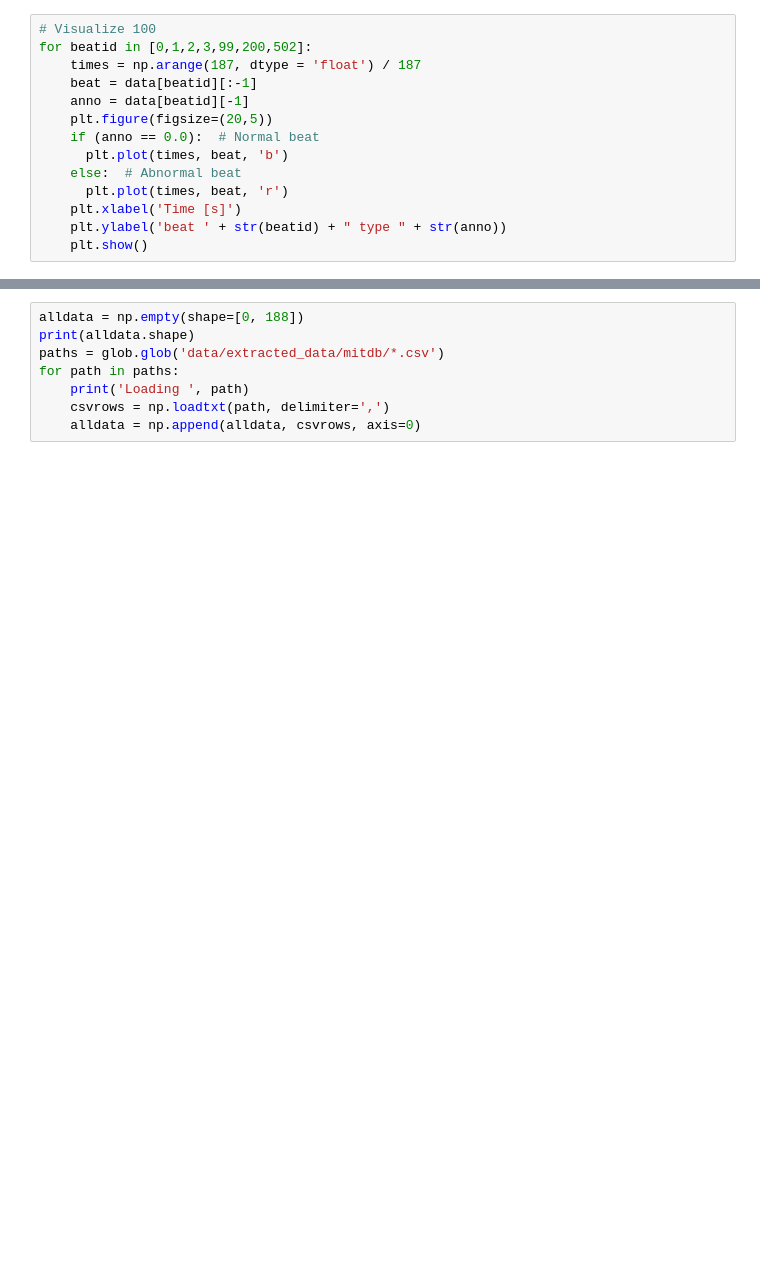
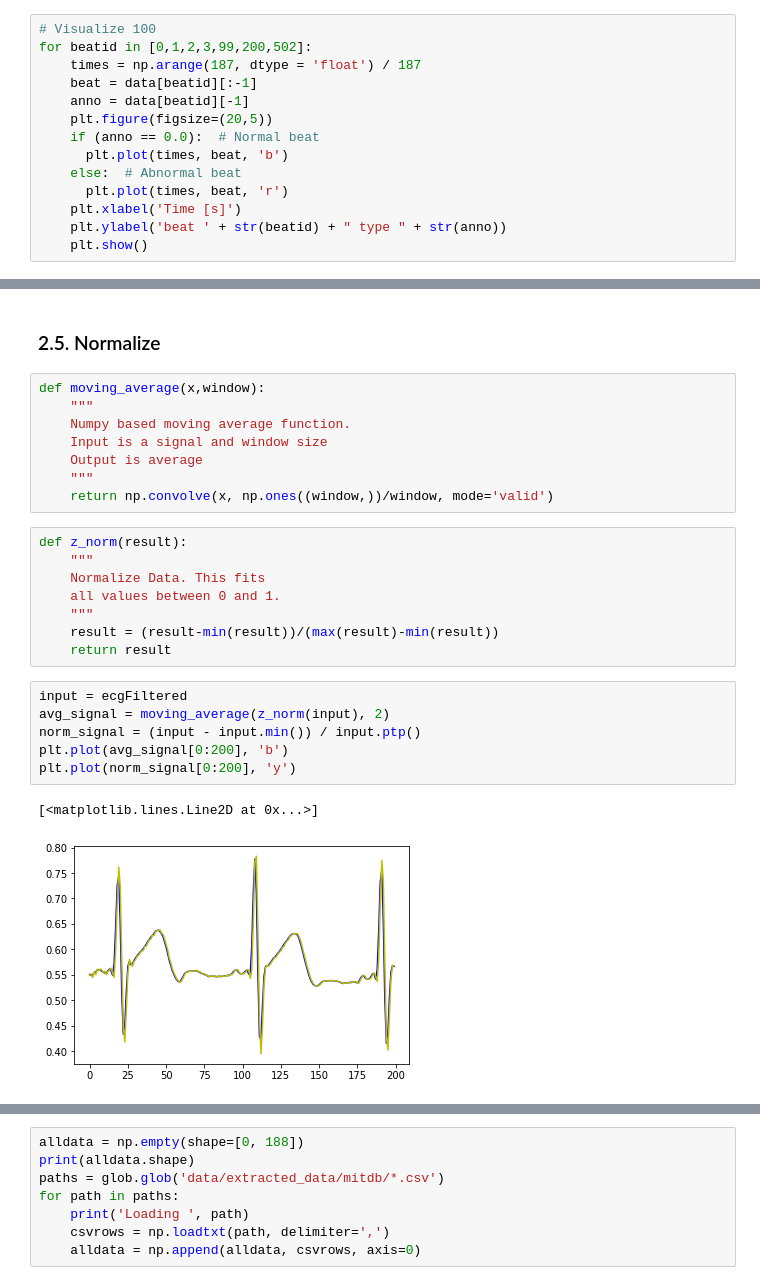
Before and after one commit to Ranma-2000/Final-Thesis, a Jupyter notebook: prepare_realtime_data.ipynb, the cells around one changed output, grey strips where cells are left out. Saved outputs shown, nothing was run; the diff lists cells and outputs as text; blank space fills up the shorter version.

Commit message:
Day 15 - Add Moving Average Function

```diff
--- a/prepare_realtime_data.ipynb
+++ b/prepare_realtime_data.ipynb
@@ -185,0 +215,27 @@ for beatid in [0,1,2,3,99,200,502]:
+# %% [markdown]
+### 2.5. Normalize
+# %%
+def moving_average(x,window):
+    """
+    Numpy based moving average function.
+    Input is a signal and window size
+    Output is average
+    """
+    return np.convolve(x, np.ones((window,))/window, mode='valid')
+# %%
+def z_norm(result):
+    """
+    Normalize Data. This fits
+    all values between 0 and 1.
+    """
+    result = (result-min(result))/(max(result)-min(result))
+    return result
+# %%
+input = ecgFiltered
+avg_signal = moving_average(z_norm(input), 2)
+norm_signal = (input - input.min()) / input.ptp()
+plt.plot(avg_signal[0:200], 'b')
+plt.plot(norm_signal[0:200], 'y')
+# %% [output]
+[<matplotlib.lines.Line2D at 0x...>]
+[figure, added]
```
Also changed, not shown: parts of 8 cells of this notebook.
